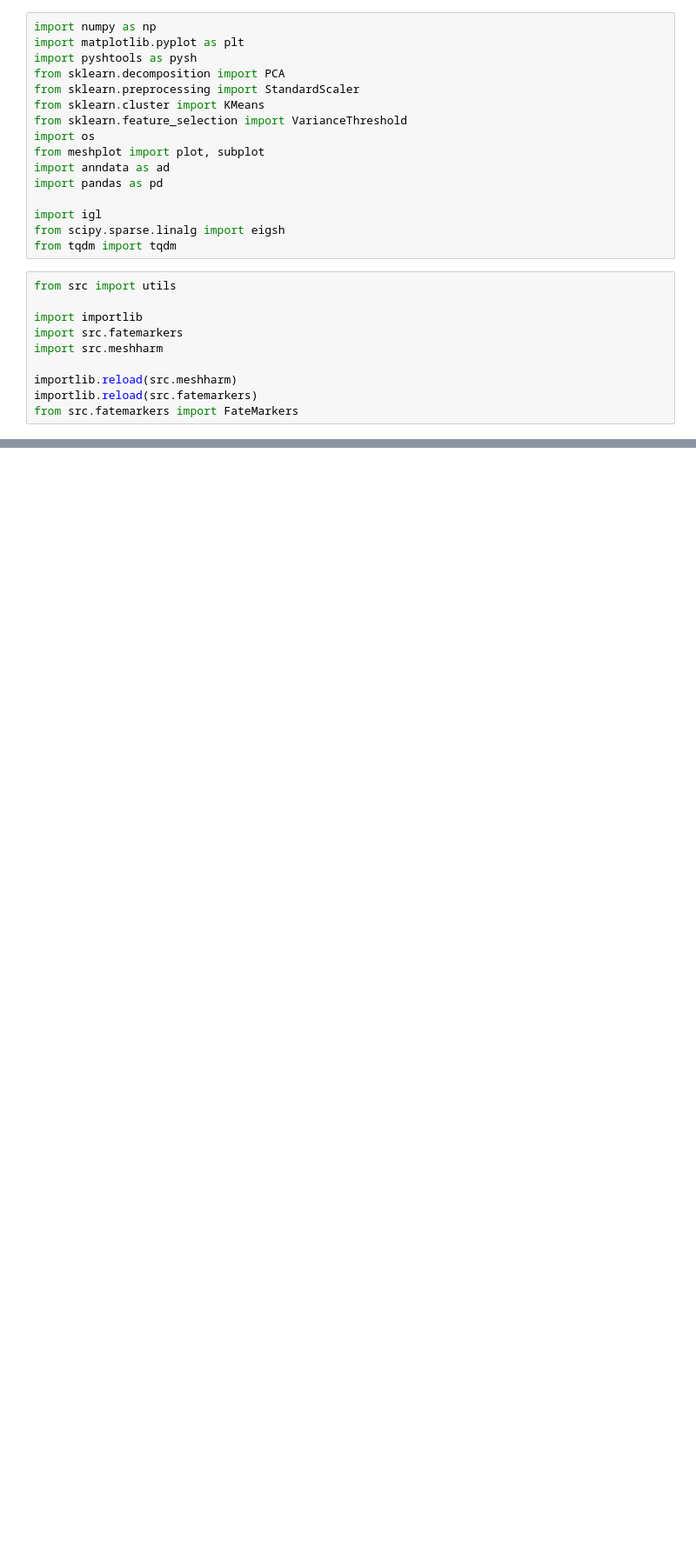
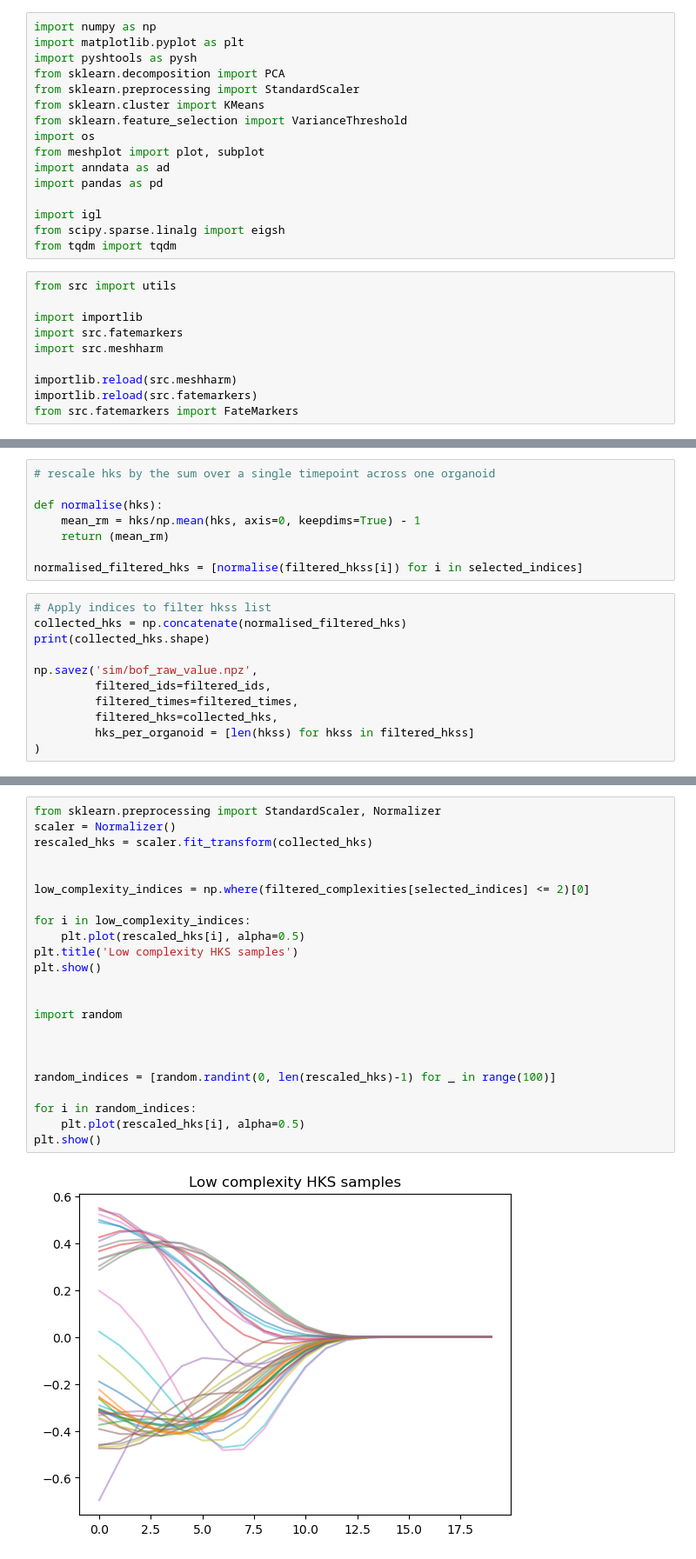
Before and after one commit to Irene-Li/SphericalHarmonics, a Jupyter notebook: bag_of_features.ipynb, the cells around one changed output, grey strips where cells are left out. Shown at 87% size. Cells and saved outputs as stored; diff of their text form; blank space fills up the shorter version.

```diff
--- a/bag_of_features.ipynb
+++ b/bag_of_features.ipynb
@@ -267,0 +172,19 @@ cluster_pcs = reduced_dim_rep[bof_spectrums_scaled.shape[0]:, :]
+# %%
+# rescale hks by the sum over a single timepoint across one organoid
+
+def normalise(hks):
+    mean_rm = hks/np.mean(hks, axis=0, keepdims=True) - 1
+    return (mean_rm)
+
+normalised_filtered_hks = [normalise(filtered_hkss[i]) for i in selected_indices]
+# %%
+# Apply indices to filter hkss list
+collected_hks = np.concatenate(normalised_filtered_hks)
+print(collected_hks.shape)
+
+np.savez('sim/bof_raw_value.npz',
+         filtered_ids=filtered_ids,
+         filtered_times=filtered_times,
+         filtered_hks=collected_hks,
+         hks_per_organoid = [len(hkss) for hkss in filtered_hkss]
+)
@@ -267,0 +193,25 @@ cluster_pcs = reduced_dim_rep[bof_spectrums_scaled.shape[0]:, :]
+# %%
+from sklearn.preprocessing import StandardScaler, Normalizer
+scaler = Normalizer()
+rescaled_hks = scaler.fit_transform(collected_hks)
+
+
+low_complexity_indices = np.where(filtered_complexities[selected_indices] <= 2)[0]
+
+for i in low_complexity_indices:
+    plt.plot(rescaled_hks[i], alpha=0.5)
+plt.title('Low complexity HKS samples')
+plt.show()
+
+
+import random
+
+
+
+random_indices = [random.randint(0, len(rescaled_hks)-1) for _ in range(100)]
+
+for i in random_indices:
+    plt.plot(rescaled_hks[i], alpha=0.5)
+plt.show()
+# %% [output]
+[figure, added]
```
Also changed, not shown: parts of 43 cells of this notebook, 18 other files.
